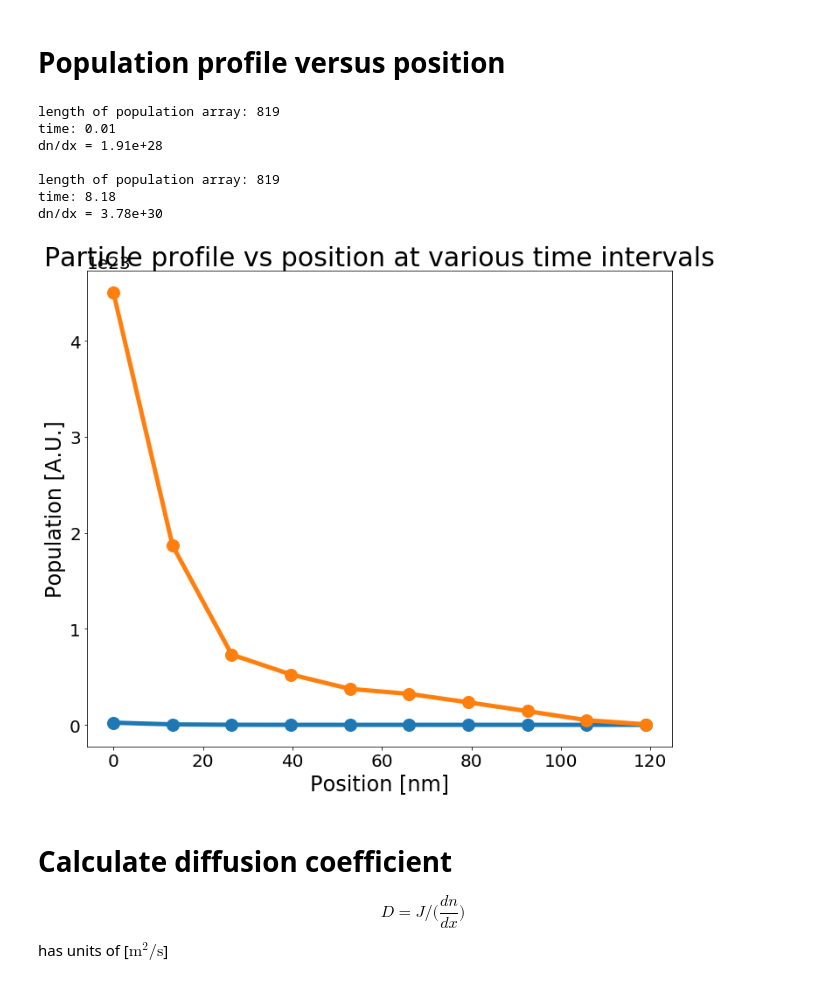
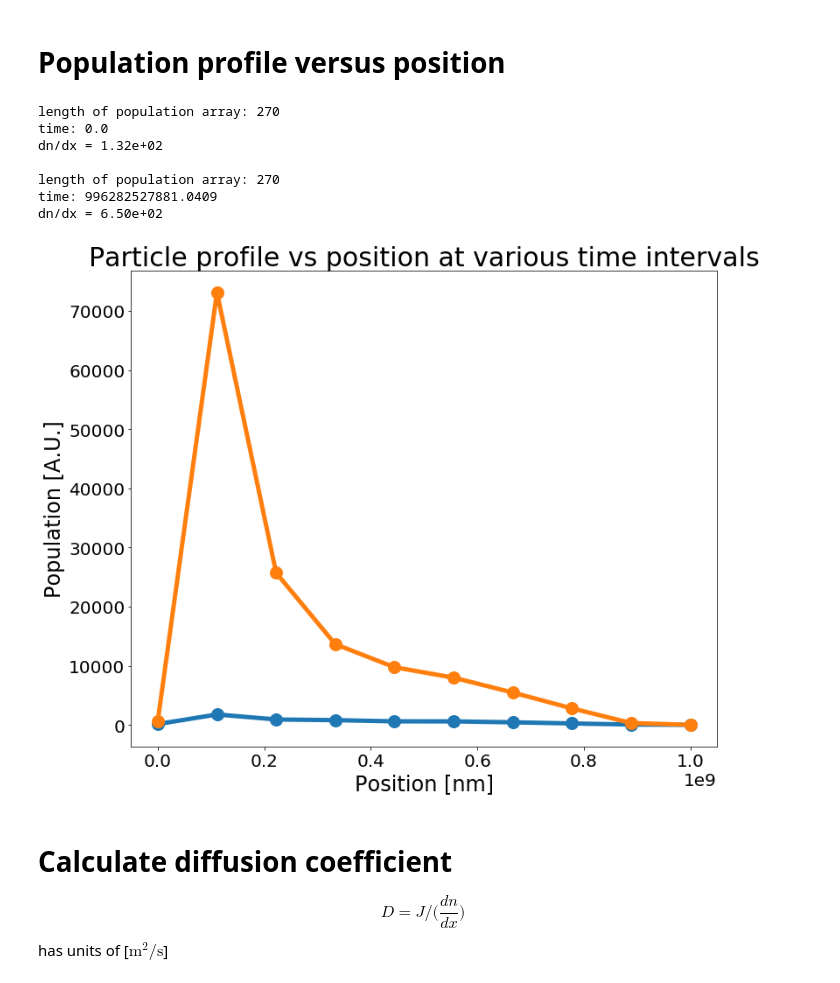
Before and after one commit to amirhosseindavoody/cnt_film_monte_carlo, a Jupyter notebook: visualization/monte_carlo_results.ipynb, the cells around one changed output. Cells and saved outputs as stored; diff of their text form; code cells hidden in the pictures.

```diff
--- a/visualization/monte_carlo_results.ipynb
+++ b/visualization/monte_carlo_results.ipynb
@@ -40,8 +40,11 @@ def plot_current(directory, box_size=200, color=None, ax=None):
         ax = fig.add_subplot(1,1,1)
     filename = os.path.join(directory, "region_current.dat")
     current = np.loadtxt(filename)
-    time = current[:,0]
-    current = current[:,1:]
+
+#     time = current[:,0]
+#     current = current[:,1:]
+
+    time = np.linspace(0,1,current.shape[0])
 
     assert (current.shape[0] > box_size), "box_size must be smaller than the number of time steps: {}".format(current.shape[0])
 
@@ -51,10 +54,10 @@ def plot_current(directory, box_size=200, color=None, ax=None):
     for i in range(0,current.shape[1]):
         smooth_current[:,i] = np.convolve(current[:,i], box, mode='valid')/np.sum(box)
 
-    print("steady state drain current: {:.2e}".format(smooth_current[-1,2]))
-    steady_current = smooth_current[-1,2]
+    steady_current = smooth_current[-1,-1]
+    print("steady state drain current: {:.2e}".format(steady_current))
 
-    ax.plot(time[:smooth_current.shape[0]]*1.e9,(smooth_current[:,:3]), linewidth=4, color=color)
+    ax.plot(time[:smooth_current.shape[0]]*1.e9,(smooth_current[:,:]), linewidth=4, color=color)
     ax.set_title("Particle current vs time",fontsize=30)
     ax.set_xlabel("Time [ns]",fontsize=24)
     ax.set_ylabel("Current [A.U.]",fontsize=24)
@@ -73,5 +76,5 @@ for d in directories:
     legends.append(os.path.basename(d))
 _ = ax.legend(legends, fontsize=14)
 # ax.set_xlim([0,0.1])
-ax.set_ylim([-1e28, 1e28])
+# ax.set_ylim([-1e28, 1e28])
 # %% [output]
@@ -122,46 +127,50 @@ def plot_population_vs_position(directory, start=0, end=None, color=None, ax=Non
         ax = fig.add_subplot(1,1,1)
     filename = os.path.join(directory, "population_profile.dat")
     population = np.loadtxt(filename)
-    distance = population[0,1:]
-    time = population[1:,0]
-    population = population[1:,1:]
+#     distance = population[0,1:]
+#     time = population[1:,0]
+#     population = population[1:,1:]
+
+    distance = np.linspace(0,1,population.shape[1])
+    time = np.linspace(0,1,population.shape[0])
+
     print("length of population array: {}".format(population.shape[0]))
 
     if (end is None):
         end = population.shape[0]
 
 #     assert (population.shape[0] > start), "start interval must be smaller than the number of time steps: {}".format(population.shape[0])
     avg_population = np.mean(population[start:end,:],0)
 
     ax.plot(distance*1.e9, avg_population, linewidth=5, marker='o', markersize=14, color=color)
     ax.set_title("Particle profile vs position",fontsize=30)
     ax.set_xlabel("Position [nm]",fontsize=24)
     ax.set_ylabel("Population [A.U.]",fontsize=24)
     ax.tick_params(labelsize=20)
     print("time: {}".format(np.mean(time[start:end])*1.e12))
     density_gradient = abs((avg_population[0]-avg_population[-1])/(distance[0]-distance[-1]))
     print("dn/dx = {:0.2e}\n".format(density_gradient))
     return density_gradient
 
 density_gradient = np.array([])
 
 fig = plt.figure(figsize=(12,10))
 ax = fig.add_subplot(1,1,1)
 for d in directories:
     grad = plot_population_vs_position(d, start=0,end=1,ax=ax)
     grad = plot_population_vs_position(d, start=-2,end=-1,ax=ax)
     density_gradient = np.append(density_gradient,grad)
 
 _ = ax.set_title("Particle profile vs position at various time intervals",fontsize=30)
 # %% [output]
-length of population array: 819
-time: 0.01
-dn/dx = 1.91e+28
+length of population array: 270
+time: 0.0
+dn/dx = 1.32e+02
 
-length of population array: 819
-time: 8.18
-dn/dx = 3.78e+30
+length of population array: 270
+time: 996282527881.0409
+dn/dx = 6.50e+02
-[figure, old version]
+[figure, new version]
 # %% [markdown]
 # Calculate diffusion coefficient
 $$ D = J/\big(\frac{dn}{dx}\big) $$
```
Also changed, not shown: parts of 2 cells of this notebook, 2 other files.
